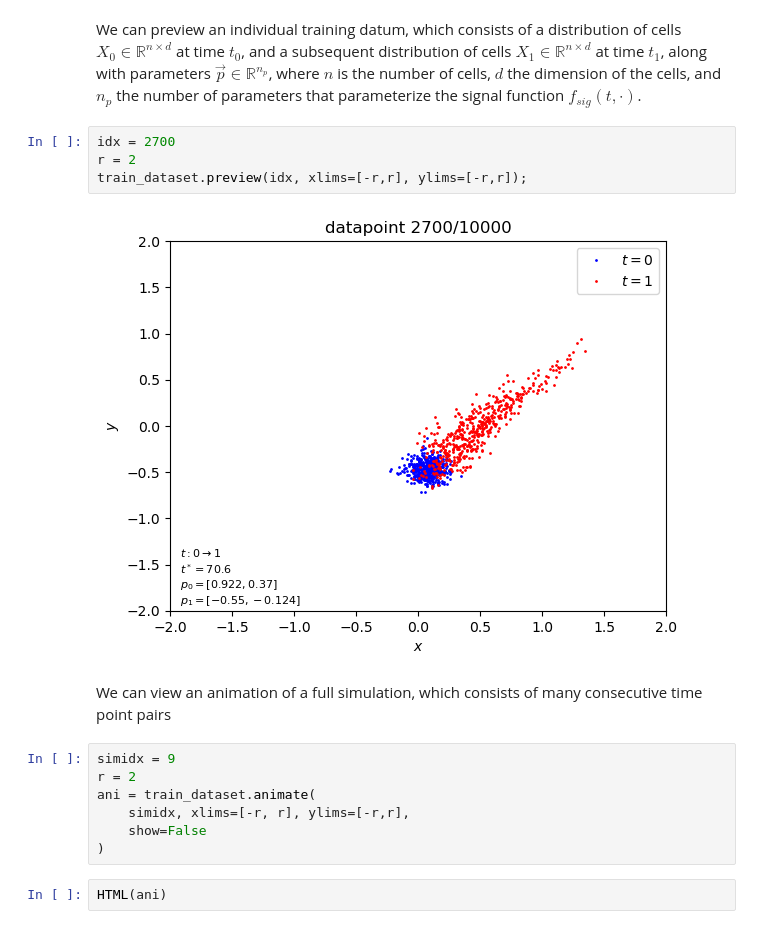
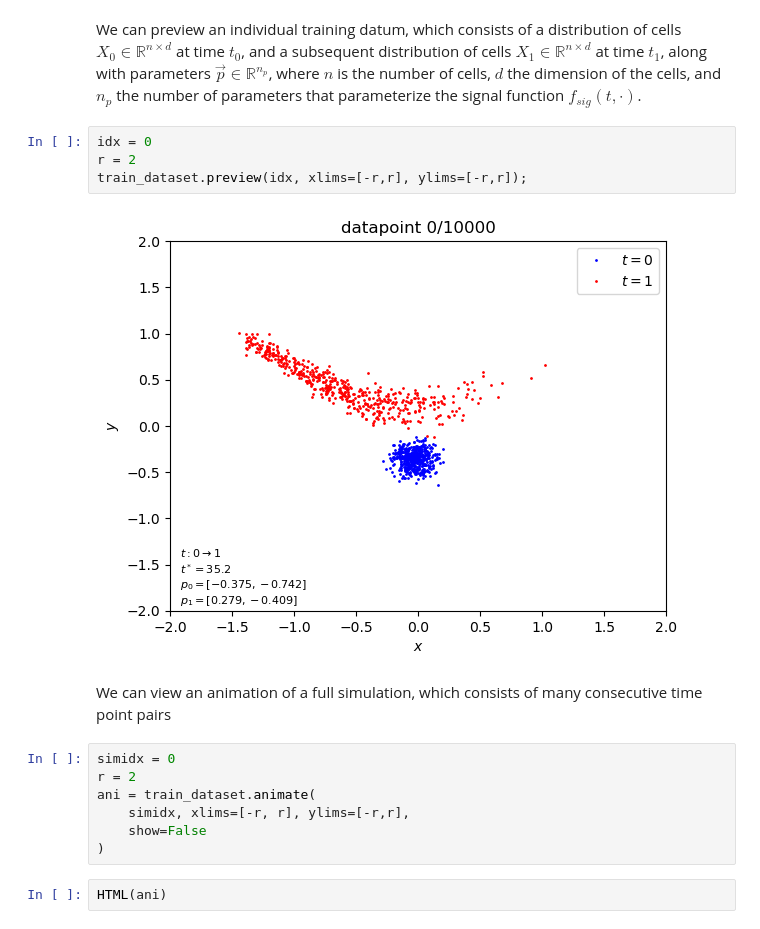
Before and after one commit to AddisonHowe/phiml, a Jupyter notebook: model_eval.ipynb, the cells around one changed output. Drawn from its saved outputs; the diff is of its cells as text.

```diff
--- a/model_eval.ipynb
+++ b/model_eval.ipynb
@@ -28,15 +28,15 @@ validation_dataset = LandscapeSimulationDataset(
 # %% [markdown]
 We can preview an individual training datum, which consists of a distribution of cells $X_0\in\mathbb{R}^{n\times d}$ at time $t_0$, and a subsequent distribution of cells $X_1\in\mathbb{R}^{n\times d}$ at time $t_1$, along with parameters $\vec{p}\in\mathbb{R}^{n_{p}}$, where $n$ is the number of cells, $d$ the dimension of the cells, and $n_p$ the number of parameters that parameterize the signal function $f_{sig}(t,\cdot)$.
 # %%
-idx = 2700
+idx = 0
 r = 2
 train_dataset.preview(idx, xlims=[-r,r], ylims=[-r,r]);
 # %% [output]
-[figure, old version]
+[figure, new version]
 # %% [markdown]
 We can view an animation of a full simulation, which consists of many consecutive time point pairs
 # %%
-simidx = 9
+simidx = 0
 r = 2
 ani = train_dataset.animate(
     simidx, xlims=[-r, r], ylims=[-r,r],
```
Also changed, not shown: parts of 6 cells of this notebook, 1 other file.
